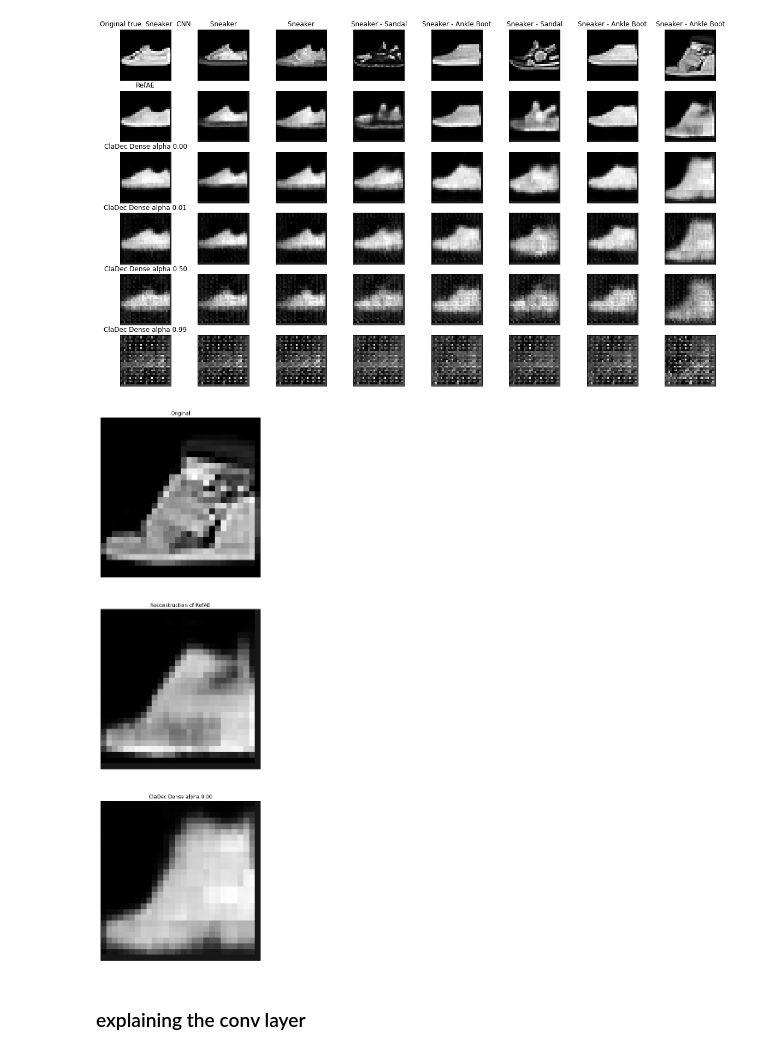
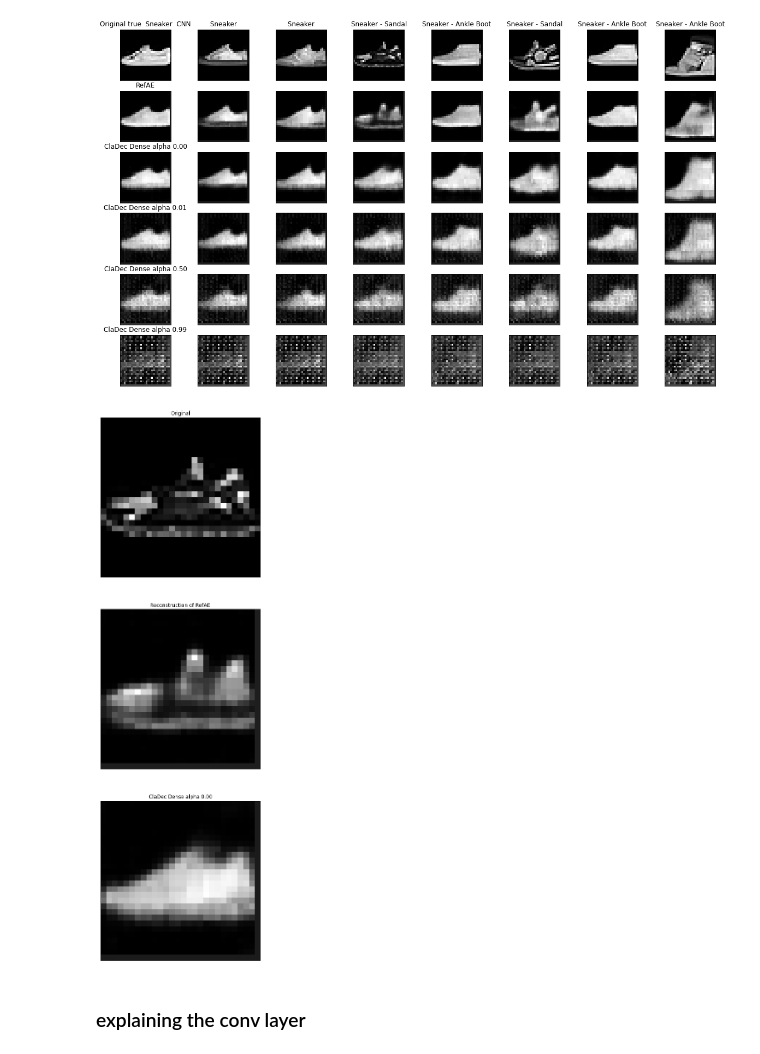
Before and after one commit to tomtuamnuq/cladec-mnist, a Jupyter notebook: eval/fashion_mnist/4-Evaluation-Layer-Sneaker.ipynb, the cells around one changed output. Cells and saved outputs as stored; diff of their text form; code cells hidden in the pictures.

```diff
--- a/eval/fashion_mnist/4-Evaluation-Layer.ipynb
+++ b/eval/fashion_mnist/4-Evaluation-Layer-Sneaker.ipynb
@@ -172,36 +172,36 @@ plt.show()
 # %% [output]
 [figure]
 # %%
-i = 7
+i = 3
 plt.figure(figsize=(8, 8 * 3))
 
 # Display Original
 ax = plt.subplot(3, 1, 1)
 ax.set_title("Original")
 plt.imshow(eval_images[i])
 plt.gray()
 ax.get_xaxis().set_visible(False)
 ax.get_yaxis().set_visible(False)
 # Display refae
 ax = plt.subplot(3, 1, 2)
 ax.set_title("Reconstruction of RefAE")
 plt.imshow(eval_refae_dense[i])
 plt.gray()
 ax.get_xaxis().set_visible(False)
 ax.get_yaxis().set_visible(False)
 
 # Display cladec
 alpha = 0
 ax = plt.subplot(3, 1, 3)
 ax.set_title(f'ClaDec Dense alpha {alpha / 100:0.2f}')
 plt.imshow(cladec_eval_data_dense[0][i])
 plt.gray()
 ax.get_xaxis().set_visible(False)
 ax.get_yaxis().set_visible(False)
 plt.savefig(SAVED_EVAL_PICS_PATH.joinpath('sneaker_dense_single.png'))
 plt.show()
 # %% [output]
-[figure, old version]
+[figure, new version]
 # %% [markdown]
 ### explaining the conv layer
 # %%
```
Also changed, not shown: parts of 5 cells of this notebook, 7 other files.
